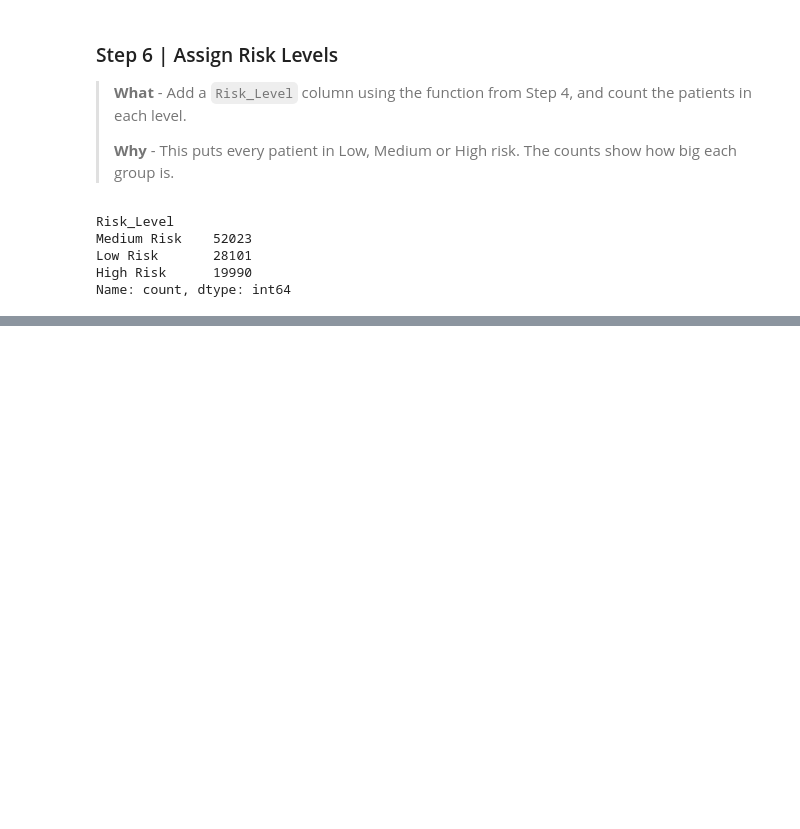
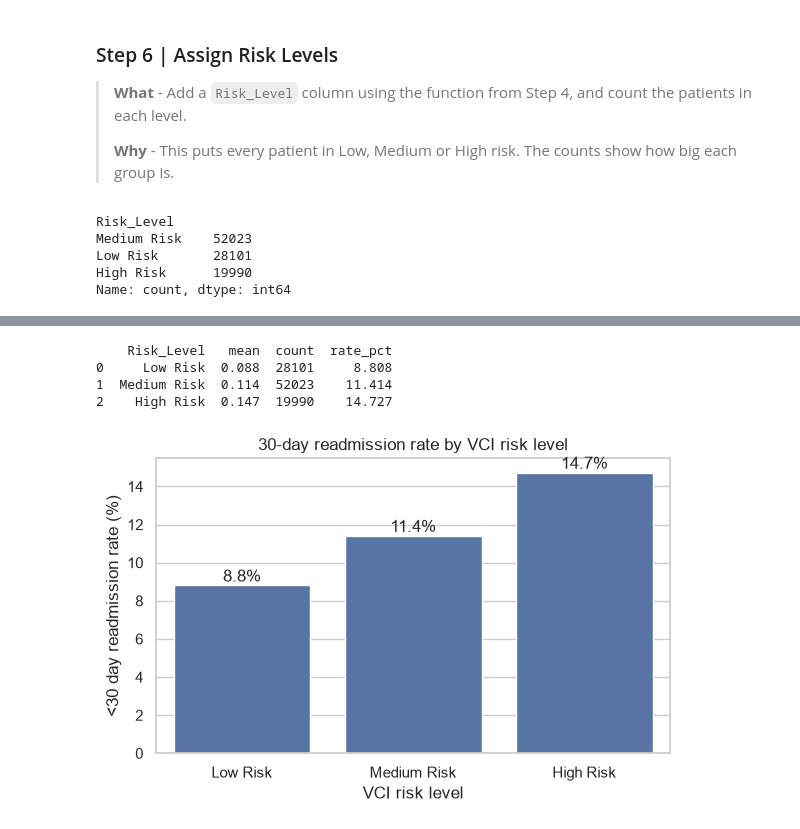
Before and after one commit to ANu-771/ITS-2122-Python-for-Data-Science-AI-Group-Project, a Jupyter notebook: notebooks/VHN_main.ipynb, the cells around one changed output, grey strips where cells are left out. Saved outputs shown, nothing was run; the diff lists cells and outputs as text; code cells hidden in the pictures; blank space fills up the shorter version.

```diff
--- a/notebooks/VHN_main.ipynb
+++ b/notebooks/VHN_main.ipynb
@@ -1034,0 +1041,24 @@ Name: count, dtype: int64
+# %%
+risk_order = ['Low Risk', 'Medium Risk', 'High Risk']
+
+# Readmission rate and number of patients per risk level
+risk = (df.groupby('Risk_Level')['readmit_30'].agg(['mean', 'count'])
+        .reindex(risk_order).reset_index()) # keep Low -> Medium -> High order
+risk['rate_pct'] = risk['mean'] * 100 # rate as percentage
+print(risk.round(3))
+
+plt.figure(figsize=(6, 4))
+ax = sns.barplot(data=risk, x='Risk_Level', y='rate_pct', order=risk_order)
+for i, rate in enumerate(risk['rate_pct']): # write the value above each bar
+    ax.text(i, rate + 0.2, f'{rate:.1f}%', ha='center')
+plt.title('30-day readmission rate by VCI risk level')
+plt.xlabel('VCI risk level')
+plt.ylabel('<30 day readmission rate (%)')
+plt.tight_layout()
+plt.show()
+# %% [output]
+    Risk_Level   mean  count  rate_pct
+0     Low Risk  0.088  28101     8.808
+1  Medium Risk  0.114  52023    11.414
+2    High Risk  0.147  19990    14.727
+[figure, added]
```
Also changed, not shown: parts of 1 cell of this notebook.
